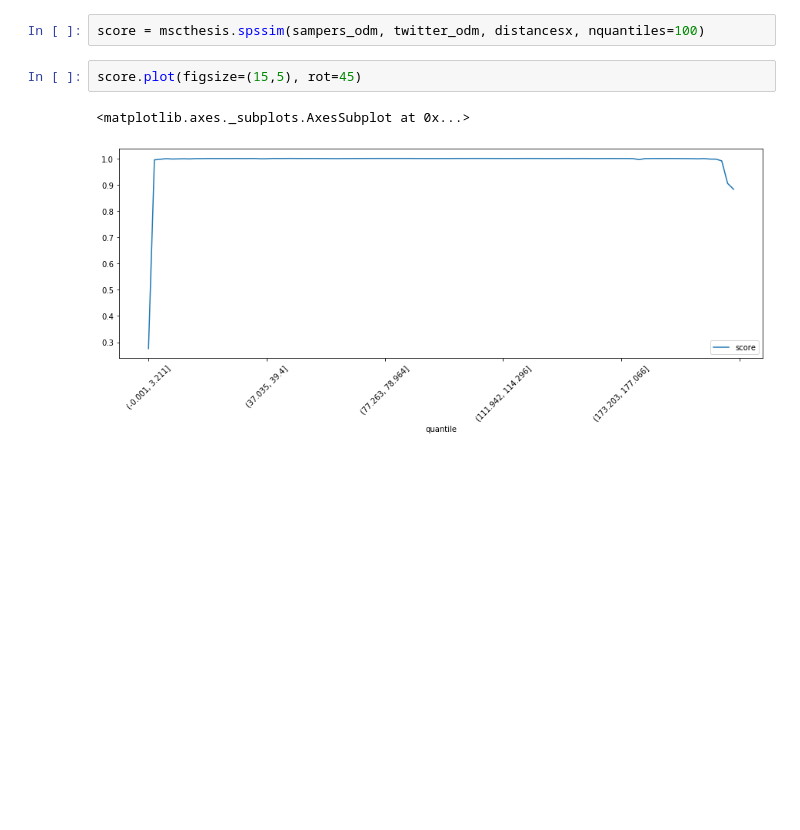
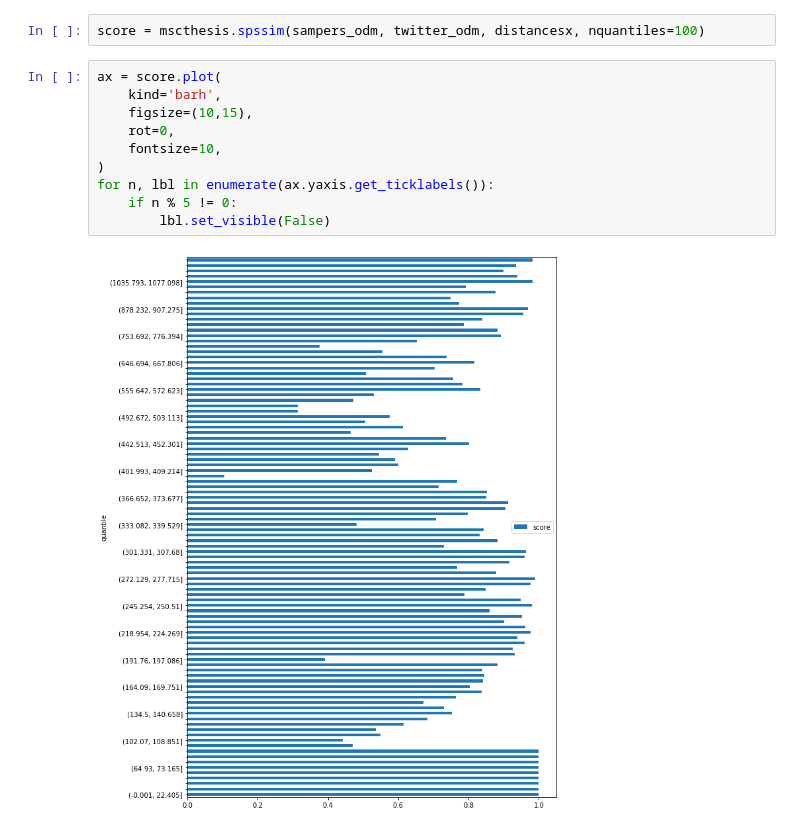
Before and after one commit to TheYuanLiao/individual_mobility_model, a Jupyter notebook: src/py/song-model-eval.ipynb, the cells around one changed output. Drawn from its saved outputs; the diff is of its cells as text; blank space fills up the shorter version.

```diff
--- a/src/py/song-model-eval.ipynb
+++ b/src/py/song-model-eval.ipynb
@@ -180,10 +181,17 @@ plt.show()
 # %%
 score = mscthesis.spssim(sampers_odm, twitter_odm, distancesx, nquantiles=100)
-# %%
-score.plot(figsize=(15,5), rot=45)
-# %% [output]
-<matplotlib.axes._subplots.AxesSubplot at 0x...>
-[figure, removed]
+# %%
+ax = score.plot(
+    kind='barh',
+    figsize=(10,15),
+    rot=0,
+    fontsize=10,
+)
+for n, lbl in enumerate(ax.yaxis.get_ticklabels()):
+    if n % 5 != 0:
+        lbl.set_visible(False)
+# %% [output]
+[figure, added]
 # %%
 score.describe()
 # %% [output]
```
Also changed, not shown: parts of 15 cells of this notebook.
